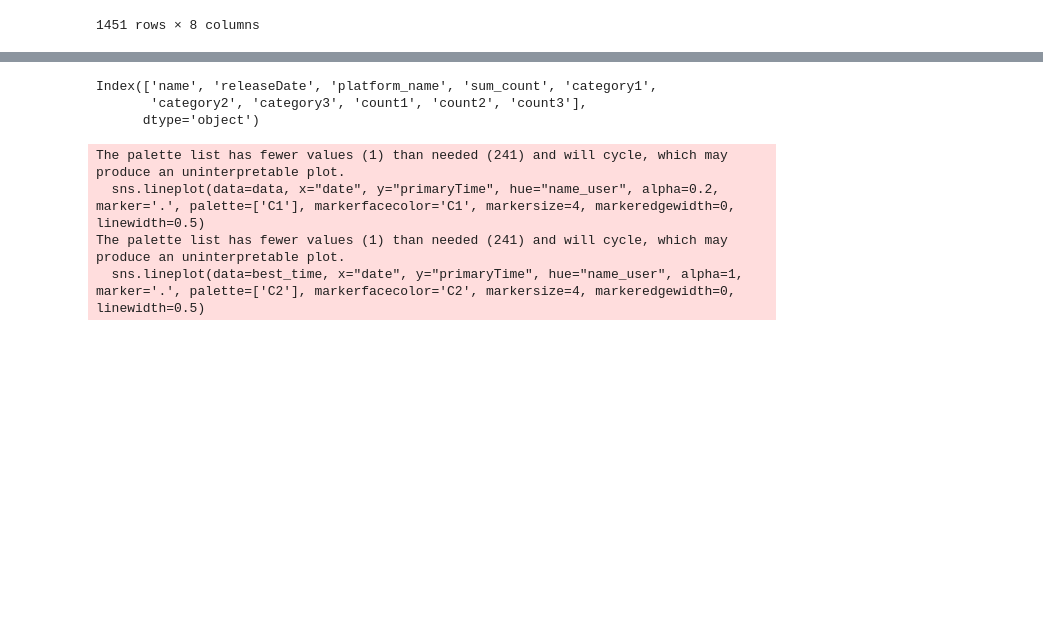
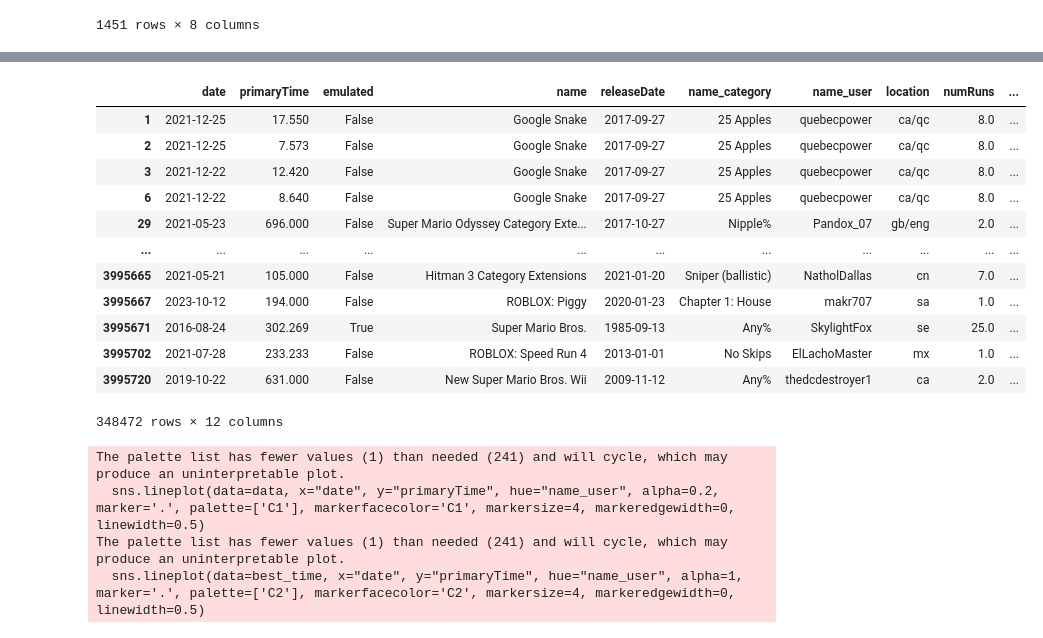
Before and after one commit to ColasDroin/pre_analysis, a Jupyter notebook: analysis.ipynb, the cells around one changed output, grey strips where cells are left out. Drawn from its saved outputs; the diff is of its cells as text; code cells hidden in the pictures; blank space fills up the shorter version.

```diff
--- a/analysis.ipynb
+++ b/analysis.ipynb
@@ -316,12 +380,22 @@ data_deciles_2023
+# %%
+data_top_100
+# %% [output]
+|  | date | primaryTime | emulated | name | releaseDate | name_category | name_user | location | numRuns | ... |
+| 1 | 2021-12-25 | 17.550 | False | Google Snake | 2017-09-27 | 25 Apples | quebecpower | ca/qc | 8.0 | ... |
+| 2 | 2021-12-25 | 7.573 | False | Google Snake | 2017-09-27 | 25 Apples | quebecpower | ca/qc | 8.0 | ... |
+| 3 | 2021-12-22 | 12.420 | False | Google Snake | 2017-09-27 | 25 Apples | quebecpower | ca/qc | 8.0 | ... |
+| 6 | 2021-12-22 | 8.640 | False | Google Snake | 2017-09-27 | 25 Apples | quebecpower | ca/qc | 8.0 | ... |
+| 29 | 2021-05-23 | 696.000 | False | Super Mario Odyssey Category Exte... | 2017-10-27 | Nipple% | Pandox_07 | gb/eng | 2.0 | ... |
+| ... | ... | ... | ... | ... | ... | ... | ... | ... | ... | ... |
+| 3995665 | 2021-05-21 | 105.000 | False | Hitman 3 Category Extensions | 2021-01-20 | Sniper (ballistic) | NatholDallas | cn | 7.0 | ... |
+| 3995667 | 2023-10-12 | 194.000 | False | ROBLOX: Piggy | 2020-01-23 | Chapter 1: House | makr707 | sa | 1.0 | ... |
+| 3995671 | 2016-08-24 | 302.269 | True | Super Mario Bros. | 1985-09-13 | Any% | SkylightFox | se | 25.0 | ... |
+| 3995702 | 2021-07-28 | 233.233 | False | ROBLOX: Speed Run 4 | 2013-01-01 | No Skips | ElLachoMaster | mx | 1.0 | ... |
+| 3995720 | 2019-10-22 | 631.000 | False | New Super Mario Bros. Wii | 2009-11-12 | Any% | thedcdestroyer1 | ca | 2.0 | ... |
+348472 rows × 12 columns
 # %%
 # Save the data as json
 top_games_data.to_json("output/top_games_data.json", orient="records")
-# %%
-top_games_data.columns
-# %% [output]
-Index(['name', 'releaseDate', 'platform_name', 'sum_count', 'category1',
-       'category2', 'category3', 'count1', 'count2', 'count3'],
-      dtype='object')
 # %%
 # Only keep 'super mario bros. 3' data
 data = data[data['name'] == 'Super Mario Bros. 3']
```
Also changed, not shown: parts of 13 cells of this notebook.
